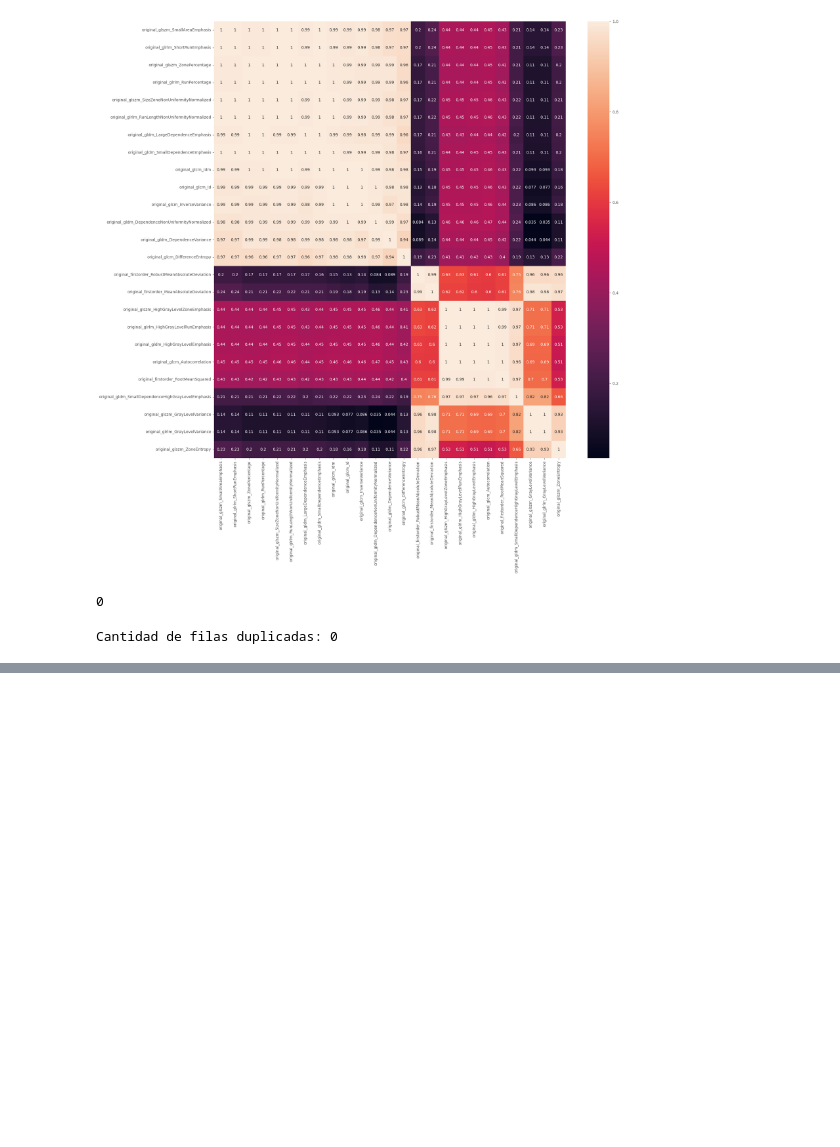
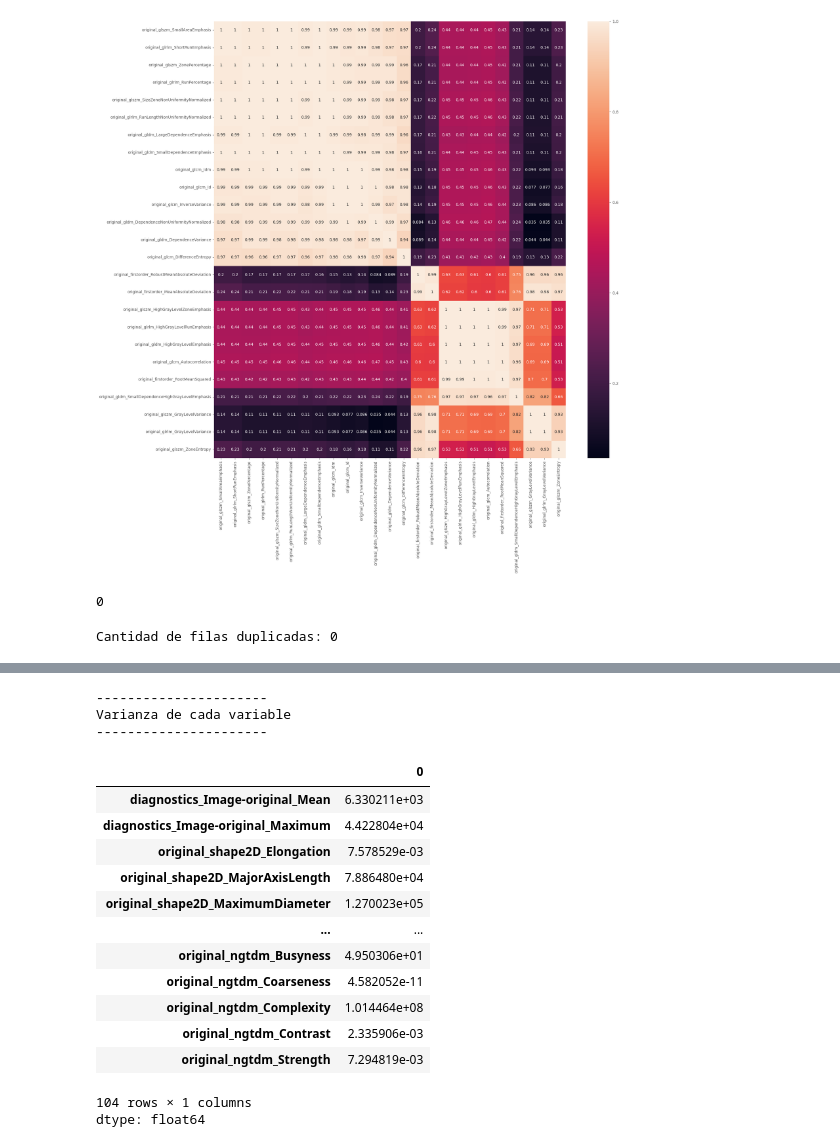
Before and after one commit to MiguelAngeloTr/Datathon, a Jupyter notebook: PM/Mamografia.ipynb, the cells around one changed output, grey strips where cells are left out. Cells and saved outputs as stored; diff of their text form; code cells hidden in the pictures; blank space fills up the shorter version.

```diff
--- a/PM/Mamografia.ipynb
+++ b/PM/Mamografia.ipynb
@@ -208,0 +261,23 @@ Cantidad de filas duplicadas: 0
+# %%
+print('----------------------')
+print('Varianza de cada variable')
+print('----------------------')
+numeric_df.var(axis=0)
+# %% [output]
+----------------------
+Varianza de cada variable
+----------------------
+|  | 0 |
+| diagnostics_Image-original_Mean | 6.330211e+03 |
+| diagnostics_Image-original_Maximum | 4.422804e+04 |
+| original_shape2D_Elongation | 7.578529e-03 |
+| original_shape2D_MajorAxisLength | 7.886480e+04 |
+| original_shape2D_MaximumDiameter | 1.270023e+05 |
+| ... | ... |
+| original_ngtdm_Busyness | 4.950306e+01 |
+| original_ngtdm_Coarseness | 4.582052e-11 |
+| original_ngtdm_Complexity | 1.014464e+08 |
+| original_ngtdm_Contrast | 2.335906e-03 |
+| original_ngtdm_Strength | 7.294819e-03 |
+104 rows × 1 columns
+dtype: float64
```
Also changed, not shown: parts of 2 cells of this notebook.
